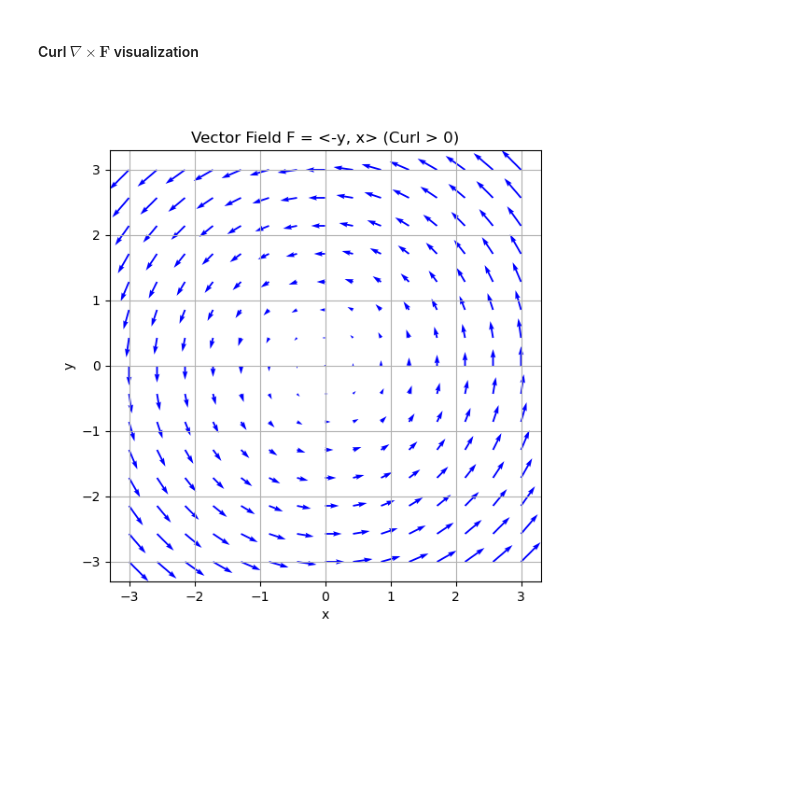
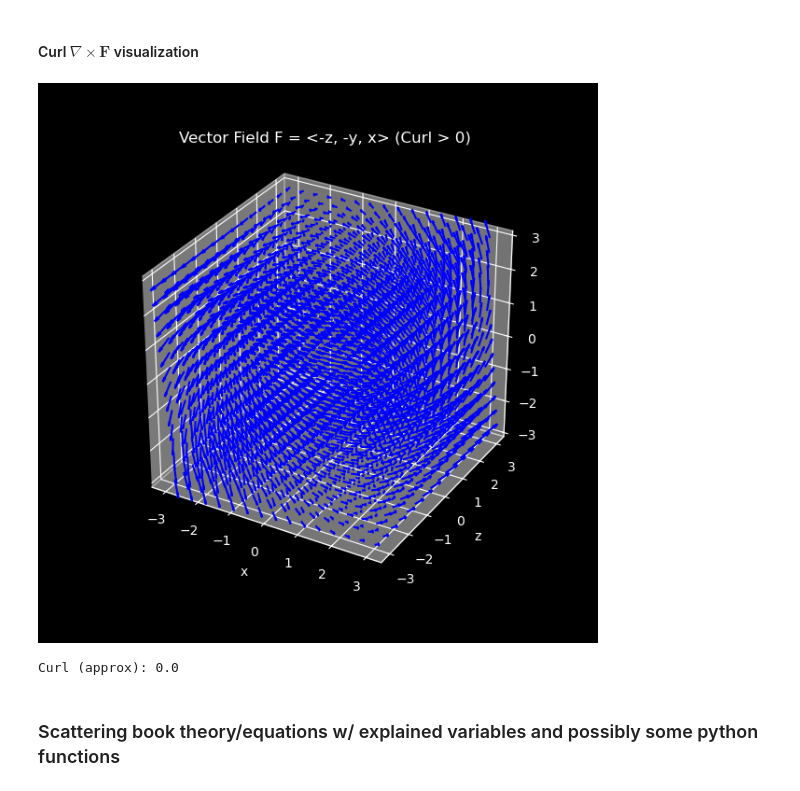
Before and after one commit to lampnis/aerosol-things, a Jupyter notebook: CEPAS_useful.ipynb, the cells around one changed output. Saved outputs shown, nothing was run; the diff lists cells and outputs as text; code cells hidden in the pictures; blank space fills up the shorter version.

```diff
--- a/CEPAS_useful.ipynb
+++ b/CEPAS_useful.ipynb
@@ -733,29 +716,31 @@ Custom gradient: [ 4. 27.]
 # %% [markdown]
 #### Gradient $\nabla f$ visualization
 # %%
-def plot_vector_field_2d(x, y, u, v, title=""):
+def plot_vector_field_3d(x, y, z, u, v, w, title=""):
     """Plots a 2D vector field using a quiver plot."""
-    plt.figure(figsize=(6, 6))
-    plt.quiver(x, y, u, v, color='b')
-    # plt.imshow(x, y, u, v, color='b')
-    plt.title(title)
-    plt.xlabel('x')
-    plt.ylabel('y')
-    plt.axis('square')
-    plt.grid()
+    fig = plt.figure(figsize=(6, 6))
+    ax = fig.add_subplot(111, projection='3d')
+    ax.quiver(x, y, z, u, v, w, length=0.1, color='b')
+    ax.set_title(title)
+    ax.set_xlabel('x')
+    ax.set_ylabel('y')
+    ax.set_ylabel('z')
+    ax.axis('square')
+    ax.grid()
     plt.show()
 
 # 2D grid setup
 x = np.linspace(-3, 3, 15)
 y = np.linspace(-3, 3, 15)
-xx, yy = np.meshgrid(x, y)
+z = np.linspace(-3, 3, 15)
+xx, yy, zz = np.meshgrid(x, y, z)
 
 # Scalar field f(x,y)
-f = xx**2 + yy**2
+f = xx**2 + yy**2 + zz**2
 
 # Calculate gradient: returns a list of arrays [df/dy, df/dx]
 # NOTE: np.gradient returns derivatives in axis order (y, x for a 2D array)
-df_dy, df_dx = np.gradient(f)
+df_dz, df_dy, df_dx = np.gradient(f)
 
-plot_vector_field_2d(xx, yy, df_dx, df_dy, "Gradient of f(x,y) = x² + y²")
+plot_vector_field_3d(xx, yy, zz, df_dx, df_dy, df_dz, "Gradient of $f(x_i) = \sum_{i}x_i^2$")
 # %% [output]
@@ -782,17 +768,21 @@ plot_vector_field_2d(xx, yy, u, v, "Vector Field F = <x, y> (Div > 0)")
 #### Curl $\nabla \times \textbf{F}$ visualization
 # %%
 # Vector field F = <u, v>
-u, v = -yy, xx
+u, v, w = -zz, yy, xx
 
 # Calculate 2D Curl: Curl(F) = dv/dx - du/dy
-_, dv_dx = np.gradient(v)
-du_dy, _ = np.gradient(u)
+_, _, dw_dx = np.gradient(w)
+_, dv_dy, _ = np.gradient(v)
+du_dz, _, _ = np.gradient(u)
 
-curl_z = dv_dx - du_dy # This is the z-component of the 3D curl
+curl_z = dw_dx - dv_dy - du_dz # This is the z-component of the 3D curl
 
 # We visualize the original rotating field
-plot_vector_field_2d(xx, yy, u, v, "Vector Field F = <-y, x> (Curl > 0)")
+plot_vector_field_3d(xx, yy, zz, u, v, w, "Vector Field F = <-z, -y, x> (Curl > 0)")
 # And its curl (which is a scalar in 2D)
-# print("Curl (approx):", np.mean(curl_z)) # Should be ~2.0
+print("Curl (approx):", np.mean(curl_z)) # Should be ~2.0
 # %% [output]
-[figure, old version]
+[figure, new version]
+Curl (approx): 0.0
+# %% [markdown]
+### Scattering book theory/equations w/ explained variables and possibly some python functions
```
Also changed, not shown: parts of 17 cells of this notebook, 1 other file.
